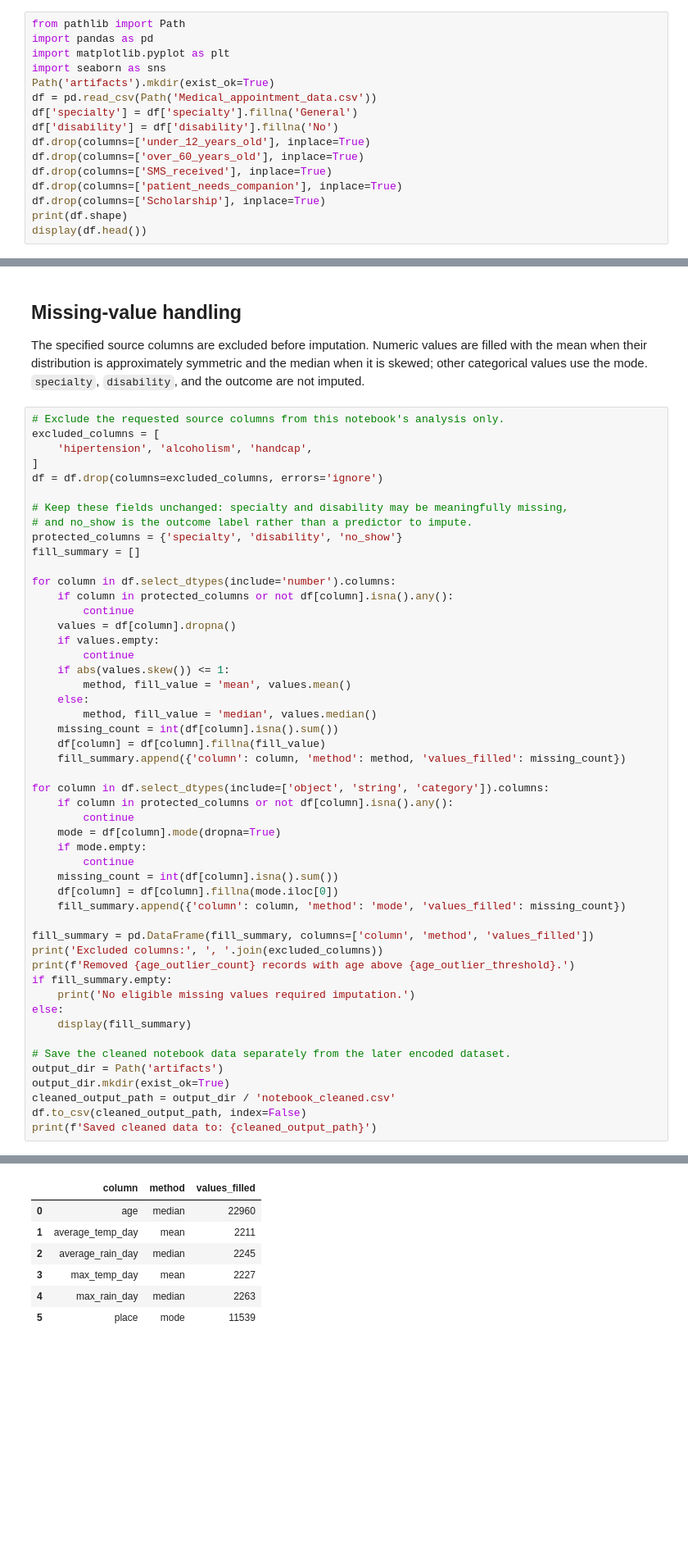
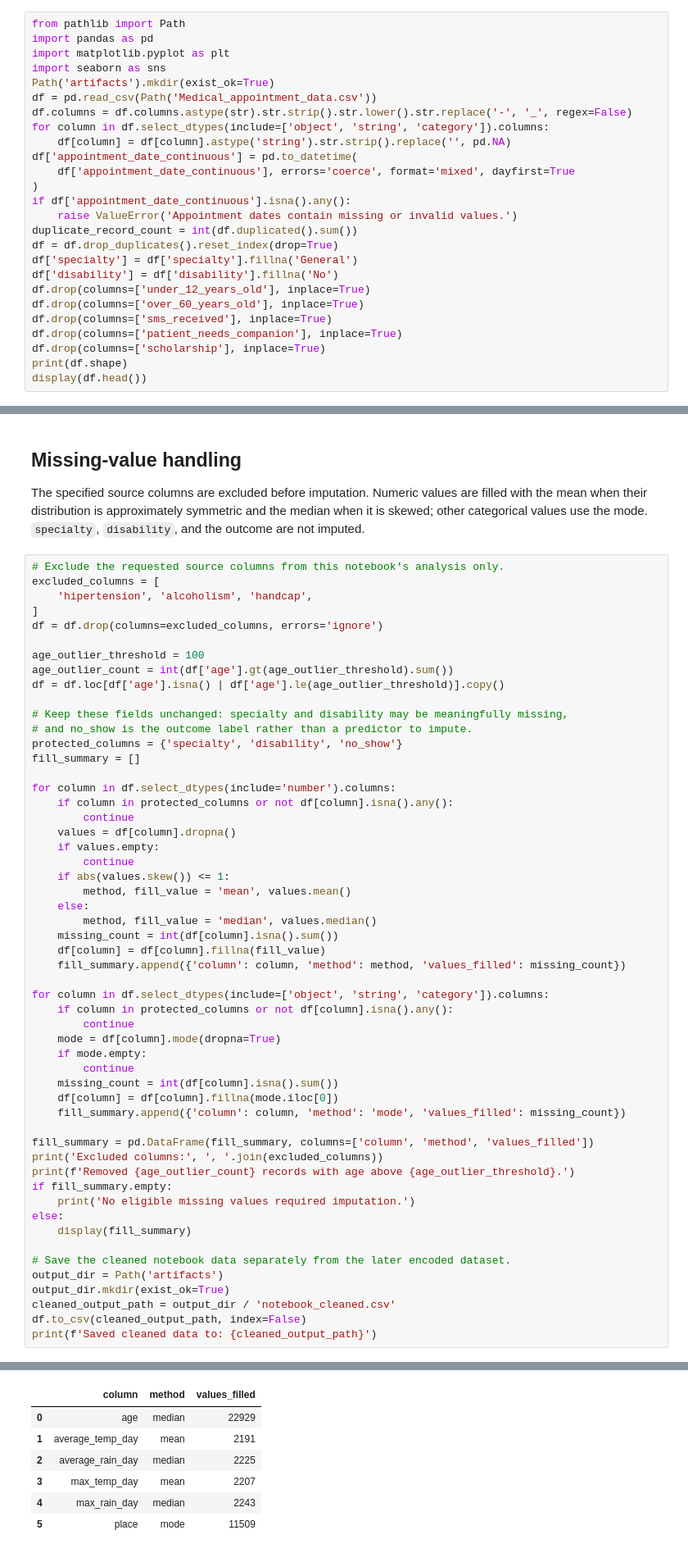
Before and after one commit to darshantank1995/MedicalAppointment, a Jupyter notebook: medical_appointment_eda.ipynb, the cells around one changed output, grey strips where cells are left out. Shown at 82% size. Saved outputs shown, nothing was run; the diff lists cells and outputs as text; blank space fills up the shorter version.

```diff
--- a/medical_appointment_eda.ipynb
+++ b/medical_appointment_eda.ipynb
@@ -7,13 +7,23 @@ import matplotlib.pyplot as plt
 import seaborn as sns
 Path('artifacts').mkdir(exist_ok=True)
 df = pd.read_csv(Path('Medical_appointment_data.csv'))
+df.columns = df.columns.astype(str).str.strip().str.lower().str.replace('-', '_', regex=False)
+for column in df.select_dtypes(include=['object', 'string', 'category']).columns:
+    df[column] = df[column].astype('string').str.strip().replace('', pd.NA)
+df['appointment_date_continuous'] = pd.to_datetime(
+    df['appointment_date_continuous'], errors='coerce', format='mixed', dayfirst=True
+)
+if df['appointment_date_continuous'].isna().any():
+    raise ValueError('Appointment dates contain missing or invalid values.')
+duplicate_record_count = int(df.duplicated().sum())
+df = df.drop_duplicates().reset_index(drop=True)
 df['specialty'] = df['specialty'].fillna('General')
 df['disability'] = df['disability'].fillna('No')
 df.drop(columns=['under_12_years_old'], inplace=True)
 df.drop(columns=['over_60_years_old'], inplace=True)
-df.drop(columns=['SMS_received'], inplace=True)
+df.drop(columns=['sms_received'], inplace=True)
 df.drop(columns=['patient_needs_companion'], inplace=True)
-df.drop(columns=['Scholarship'], inplace=True)
+df.drop(columns=['scholarship'], inplace=True)
 print(df.shape)
 display(df.head())
 # %% [output]
@@ -35,6 +45,10 @@ excluded_columns = [
     'hipertension', 'alcoholism', 'handcap',
 ]
 df = df.drop(columns=excluded_columns, errors='ignore')
+
+age_outlier_threshold = 100
+age_outlier_count = int(df['age'].gt(age_outlier_threshold).sum())
+df = df.loc[df['age'].isna() | df['age'].le(age_outlier_threshold)].copy()
 
 # Keep these fields unchanged: specialty and disability may be meaningfully missing,
 # and no_show is the outcome label rather than a predictor to impute.
@@ -85,10 +99,10 @@ Removed 0 records with age above 100.
 |  | column | method | values_filled |
-| 0 | age | median | 22960 |
-| 1 | average_temp_day | mean | 2211 |
-| 2 | average_rain_day | median | 2245 |
-| 3 | max_temp_day | mean | 2227 |
-| 4 | max_rain_day | median | 2263 |
-| 5 | place | mode | 11539 |
+| 0 | age | median | 22929 |
+| 1 | average_temp_day | mean | 2191 |
+| 2 | average_rain_day | median | 2225 |
+| 3 | max_temp_day | mean | 2207 |
+| 4 | max_rain_day | median | 2243 |
+| 5 | place | mode | 11509 |
 Saved cleaned data to: artifacts\notebook_cleaned.csv
 # %% [markdown]
 ## One-hot encoding
```
Also changed, not shown: parts of 5 cells of this notebook, 2 other files.
